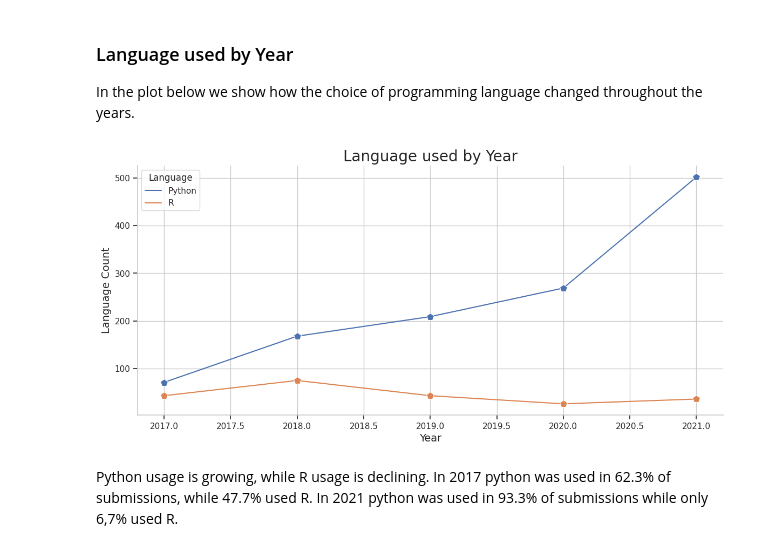
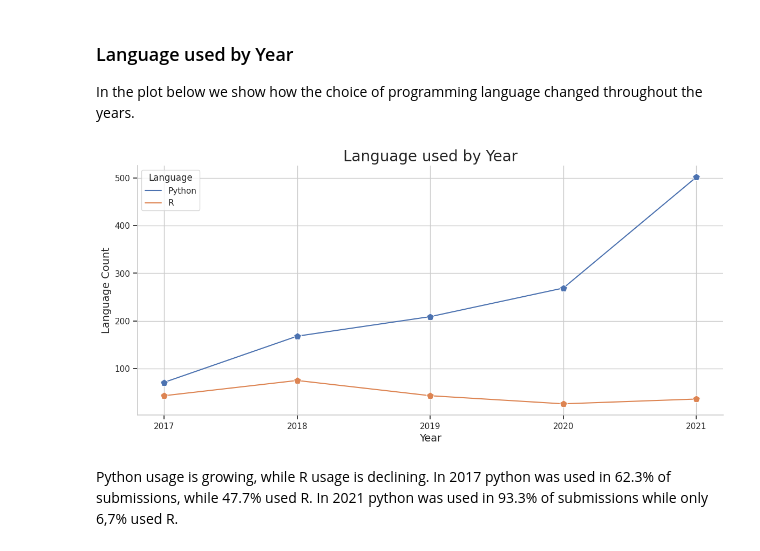
Before and after one commit to moratsam/kaggle-survey-2022, a Jupyter notebook: Kaggle_Survey_2022.ipynb, the cells around one changed output. Drawn from its saved outputs; the diff is of its cells as text; code cells hidden in the pictures.

```diff
--- a/Kaggle_Survey_2022.ipynb
+++ b/Kaggle_Survey_2022.ipynb
@@ -222,26 +223,27 @@ In the plot below we show how the choice of programming language changed through
 # %%
 without_unknown_language_df = without_null_df.loc[without_null_df['language'] != 'UNKNOWN']
 languages_df = without_unknown_language_df.groupby('year').language.value_counts().rename("language_count").reset_index()
 
 custom_params = {"axes.spines.right": False, "axes.spines.top": False}
 sns.set_theme(style="whitegrid", rc=custom_params)
 plt.figure(figsize=(14,6))
 
 languages_plot = sns.lineplot(data=languages_df,
                          x='year',
                          y='language_count',
                          hue = 'language',
                          marker="p",
                          markersize=10)
+languages_plot.set_xticks(range(2017, 2022), labels=range(2017, 2022))
 plt.title('Language used by Year', fontsize=20)
 plt.xlabel('Year', fontsize=14);
 plt.ylabel('Language Count', fontsize=14)
 plt.tick_params(bottom=True, left=True)
 plt.legend(loc='upper left', title='Language')
 
 plt.show()
 # %% [output]
-[figure, old version]
+[figure, new version]
 # %% [markdown]
 Python usage is growing, while R usage is declining. In 2017 python was used in 62.3% of submissions, while 47.7% used R. In 2021 python was used in 93.3% of submissions while only 6,7% used R.
 # %% [markdown]
```
Also changed, not shown: parts of 4 cells of this notebook.
